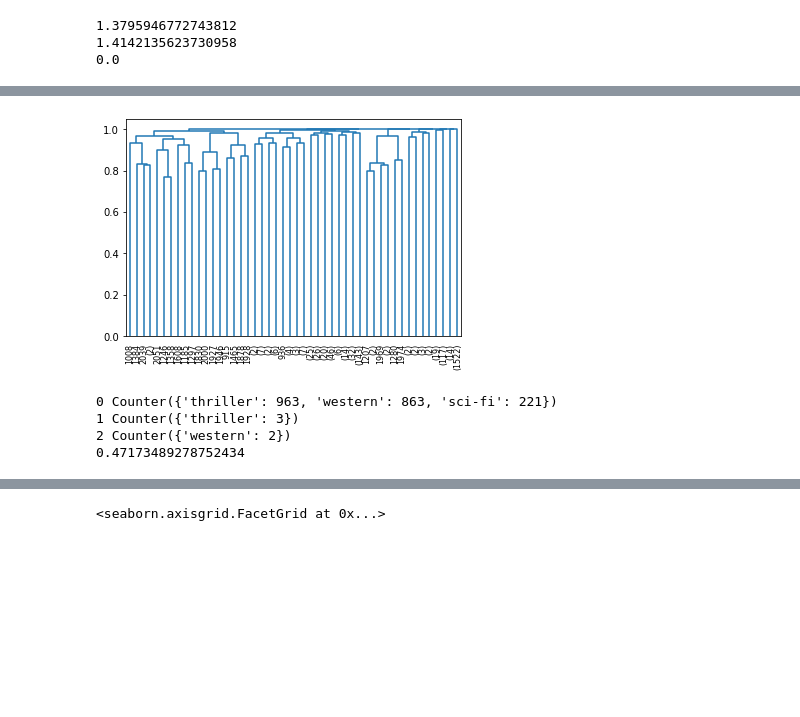
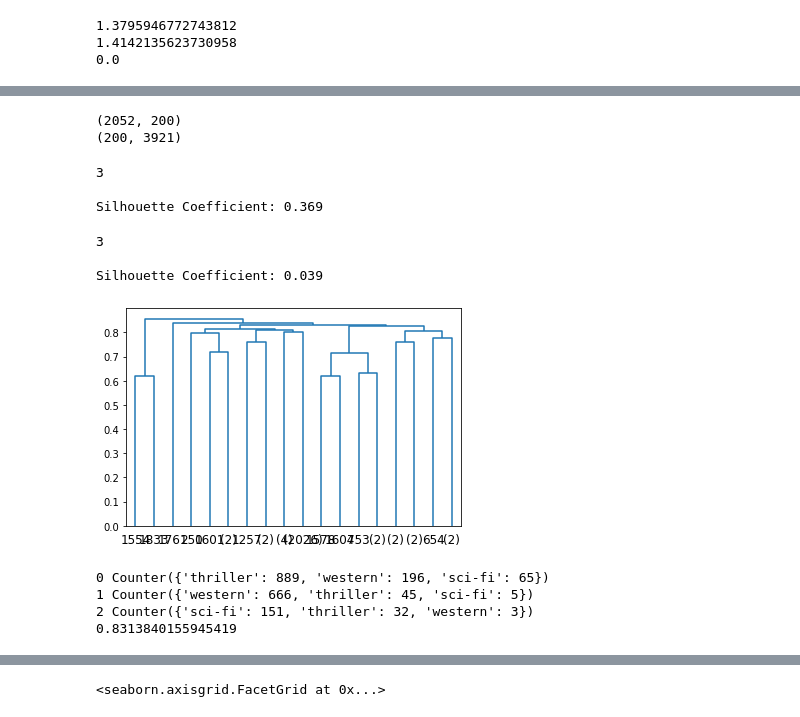
Before and after one commit to HofstraDoboli/TextMining, a Jupyter notebook: movie_clustering_agglomerative.ipynb, the cells around one changed output, grey strips where cells are left out. Cells and saved outputs as stored; diff of their text form; code cells hidden in the pictures; blank space fills up the shorter version.

```diff
--- a/movie_clustering_agglomerative.ipynb
+++ b/movie_clustering_agglomerative.ipynb
@@ -47,6 +47,6 @@ sci-fi    221
 Name: Genre, dtype: int64
 # %%
 choose_genres = ['western', 'thriller', 'sci-fi']
-select_movies = movie_df[['Plot', 'Genre']][movie_df['Genre'].isin(choose_genres)]
+select_movies = movie_df[['Title', 'Plot', 'Genre']][movie_df['Genre'].isin(choose_genres)]
 select_movies.head()
 # %% [output]
@@ -109,3 +120,11 @@ print('most common', vect.get_feature_names_out()[ind_terms_sorted[0,-20:]])
 most common [['woman' 'house' 'escape' 'later' 'help' 'father' 'come' 'murder'
   'police' 'town' 'go' 'return' 'shoot' 'try' 'take' 'tell' 'leave'
   'find' 'man' 'kill']]
+# %%
+# use sentence embeddings - USE
+import tensorflow as tf
+import tensorflow_hub as hub
+
+module_url = "https://tfhub.dev/google/universal-sentence-encoder/4"
+model_use = hub.load(module_url)
+print ("module %s loaded" % module_url)
@@ -111,0 +133,3 @@ most common [['woman' 'house' 'escape' 'later' 'help' 'father' 'come' 'murder'
+# %%
+# embed the movie plots using use
+use_embed = model_use(select_movies['Plot'])
@@ -181,3 +238,50 @@ Silhouette Coefficient: 0.024
+# %%
+# LDA with sklearn
+from sklearn.decomposition import LatentDirichletAllocation
+
+num_of_topics = 200 # more topics, better to separate the clusters.
+lda_transf = LatentDirichletAllocation(
+            n_components = num_of_topics, max_iter= 10,
+            learning_method = 'online', batch_size = 128)   # 'online' - faster, uses subset of data
+lda = lda_transf.fit_transform(counter)
+print(lda.shape)
+print(lda_transf.components_.shape)
+# %% [output]
+(2052, 200)
+(200, 3921)
+# %%
+k_clusters = 3 # None # 10 #None # 10
+from matplotlib import pyplot as plt
+# “euclidean”, “l1”, “l2”, “manhattan”, “cosine”,
+# linkage{‘ward’, ‘complete’, ‘average’, ‘single’}, default=’ward’
+# 'ward' works only with 'euclidean'
+# distance_threshold = 0 computes the full tree
+agglom = AgglomerativeClustering(n_clusters = k_clusters, affinity='euclidean', linkage = 'ward',
+                                distance_threshold = None)
+agglom_lda = agglom.fit(lda)
+print(agglom_lda.n_clusters_)
+print("\nSilhouette Coefficient: %0.3f" %metrics.silhouette_score(lda, agglom_lda.labels_, metric = "cosine"))
+# %% [output]
+3
+
+Silhouette Coefficient: 0.369
+# %%
+# use USE embeddings
+k_clusters = 3 # 10
+from matplotlib import pyplot as plt
+# “euclidean”, “l1”, “l2”, “manhattan”, “cosine”,
+# linkage{‘ward’, ‘complete’, ‘average’, ‘single’}, default=’ward’
+# 'ward' works only with 'euclidean'
+# distance_threshold = 0 computes the full tree
+agglom = AgglomerativeClustering(n_clusters = k_clusters, affinity='euclidean', linkage = 'ward',
+                                distance_threshold = None)
+agglom_use = agglom.fit(use_embed)
+print(agglom_use.n_clusters_)
+print("\nSilhouette Coefficient: %0.3f" %metrics.silhouette_score(use_embed, agglom_use.labels_, metric = "cosine"))
+# %% [output]
+3
+
+Silhouette Coefficient: 0.039
 # %%
 def plot_dendrogram(model, **kwargs):
     # Create linkage matrix and then plot the dendrogram
@@ -201,11 +305,13 @@ def plot_dendrogram(model, **kwargs):
     # Plot the corresponding dendrogram
     dendrogram(linkage_matrix, **kwargs)
 # %%
-plot_dendrogram(agglom_model, truncate_mode="level", p=5)
+model = agglom_use # agglom_lda # agglom_lsi # agglom_model
+plot_dendrogram(model, truncate_mode="level", p=5)
 # %% [output]
-[figure, old version]
+[figure, new version]
 # %%
 from collections import Counter
+model = agglom_lsi # agglom_use # agglom_lsi # agglom_tfidf
 # compute purity
 # in each cluster - find # of dramas/ # commedies
 # choose the max in each cluster = purity per cluster
@@ -213,11 +319,11 @@ from collections import Counter
 import numpy as np
 genre = pd.Categorical(select_movies.Genre)
 #print(genre.shape, index_cluster1.shape, index_cluster2.shape)
-k_clusters = agglom_model.n_clusters_
+k_clusters = model.n_clusters_
 purity = np.zeros((k_clusters,1))
 for c in range(k_clusters):
     # extract labeks of each genre and count them
-    index_cluster = agglom_model.labels_ == c;
+    index_cluster = model.labels_ == c;
     count_genre = Counter(genre[index_cluster])
     print(c, count_genre)
     purity[c] = max(count_genre.values())
@@ -225,7 +331,7 @@ for c in range(k_clusters):
 total_purity = np.sum(purity)/len(genre)
 print(total_purity)
 # %% [output]
-0 Counter({'thriller': 963, 'western': 863, 'sci-fi': 221})
-1 Counter({'thriller': 3})
-2 Counter({'western': 2})
-0.47173489278752434
+0 Counter({'thriller': 889, 'western': 196, 'sci-fi': 65})
+1 Counter({'western': 666, 'thriller': 45, 'sci-fi': 5})
+2 Counter({'sci-fi': 151, 'thriller': 32, 'western': 3})
+0.8313840155945419
```
Also changed, not shown: parts of 41 cells of this notebook.
